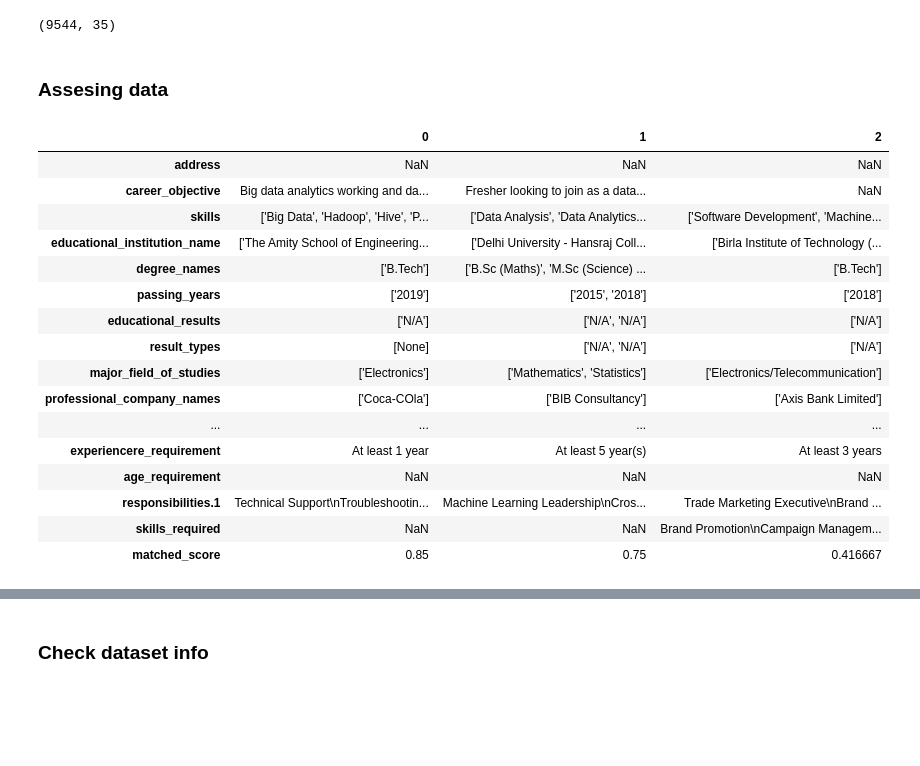
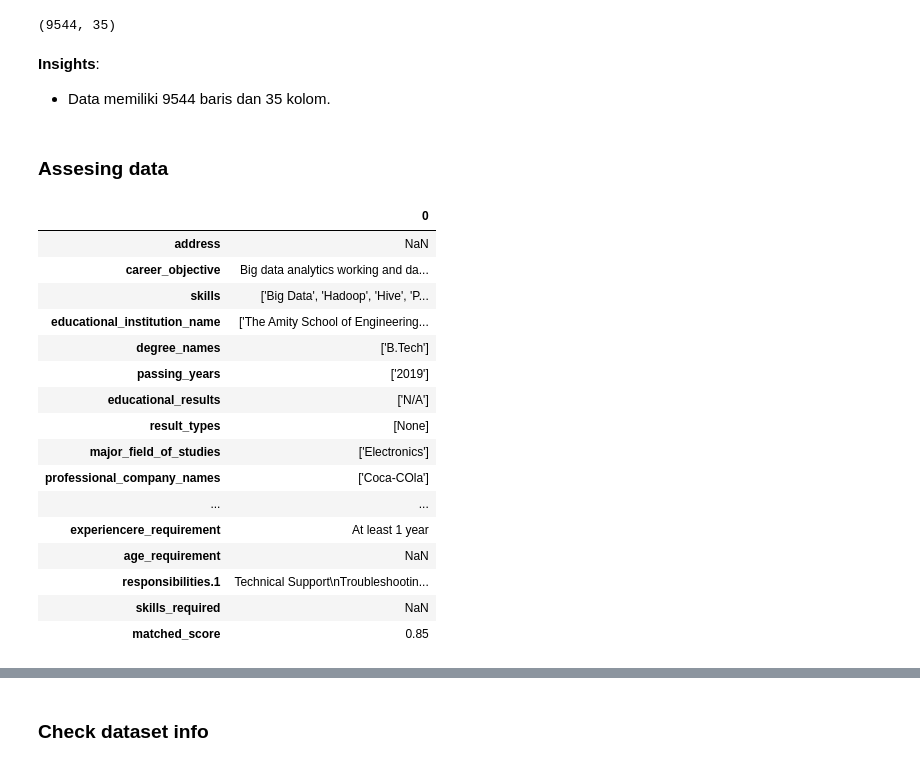
Before and after one commit to eriksszva/preprocessing-of-resume, a Jupyter notebook: preprocessing/Eksperimen_Erika.ipynb, the cells around one changed output, grey strips where cells are left out. Cells and saved outputs as stored; diff of their text form; code cells hidden in the pictures; blank space fills up the shorter version.

```diff
--- a/preprocessing/Eksperimen_Erika.ipynb
+++ b/preprocessing/Eksperimen_Erika.ipynb
@@ -49,0 +81,3 @@ Tujuan dari EDA adalah untuk memperoleh wawasan awal yang mendalam mengenai data
+# %%
+file_path = '../raw_data/resume_data.csv'
+df = pd.read_csv(file_path)
@@ -53,25 +89,28 @@ Tujuan dari EDA adalah untuk memperoleh wawasan awal yang mendalam mengenai data
 df.shape
 # %% [output]
 (9544, 35)
+# %% [markdown]
+**Insights**:
+* Data memiliki 9544 baris dan 35 kolom.
 # %% [markdown]
 ### Assesing data
 # %%
-df.head(3).T
+df.head(1).T
 # %% [output]
-|  | 0 | 1 | 2 |
-| address | NaN | NaN | NaN |
-| career_objective | Big data analytics working and da... | Fresher looking to join as a data... | NaN |
-| skills | ['Big Data', 'Hadoop', 'Hive', 'P... | ['Data Analysis', 'Data Analytics... | ['Software Development', 'Machine... |
-| educational_institution_name | ['The Amity School of Engineering... | ['Delhi University - Hansraj Coll... | ['Birla Institute of Technology (... |
-| degree_names | ['B.Tech'] | ['B.Sc (Maths)', 'M.Sc (Science) ... | ['B.Tech'] |
-| passing_years | ['2019'] | ['2015', '2018'] | ['2018'] |
-| educational_results | ['N/A'] | ['N/A', 'N/A'] | ['N/A'] |
-| result_types | [None] | ['N/A', 'N/A'] | ['N/A'] |
-| major_field_of_studies | ['Electronics'] | ['Mathematics', 'Statistics'] | ['Electronics/Telecommunication'] |
-| professional_company_names | ['Coca-COla'] | ['BIB Consultancy'] | ['Axis Bank Limited'] |
-| ... | ... | ... | ... |
-| experiencere_requirement | At least 1 year | At least 5 year(s) | At least 3 years |
-| age_requirement | NaN | NaN | NaN |
-| responsibilities.1 | Technical Support\nTroubleshootin... | Machine Learning Leadership\nCros... | Trade Marketing Executive\nBrand ... |
-| skills_required | NaN | NaN | Brand Promotion\nCampaign Managem... |
-| matched_score | 0.85 | 0.75 | 0.416667 |
+|  | 0 |
+| address | NaN |
+| career_objective | Big data analytics working and da... |
+| skills | ['Big Data', 'Hadoop', 'Hive', 'P... |
+| educational_institution_name | ['The Amity School of Engineering... |
+| degree_names | ['B.Tech'] |
+| passing_years | ['2019'] |
+| educational_results | ['N/A'] |
+| result_types | [None] |
+| major_field_of_studies | ['Electronics'] |
+| professional_company_names | ['Coca-COla'] |
+| ... | ... |
+| experiencere_requirement | At least 1 year |
+| age_requirement | NaN |
+| responsibilities.1 | Technical Support\nTroubleshootin... |
+| skills_required | NaN |
+| matched_score | 0.85 |
```
Also changed, not shown: parts of 73 cells of this notebook, 4 other files.
